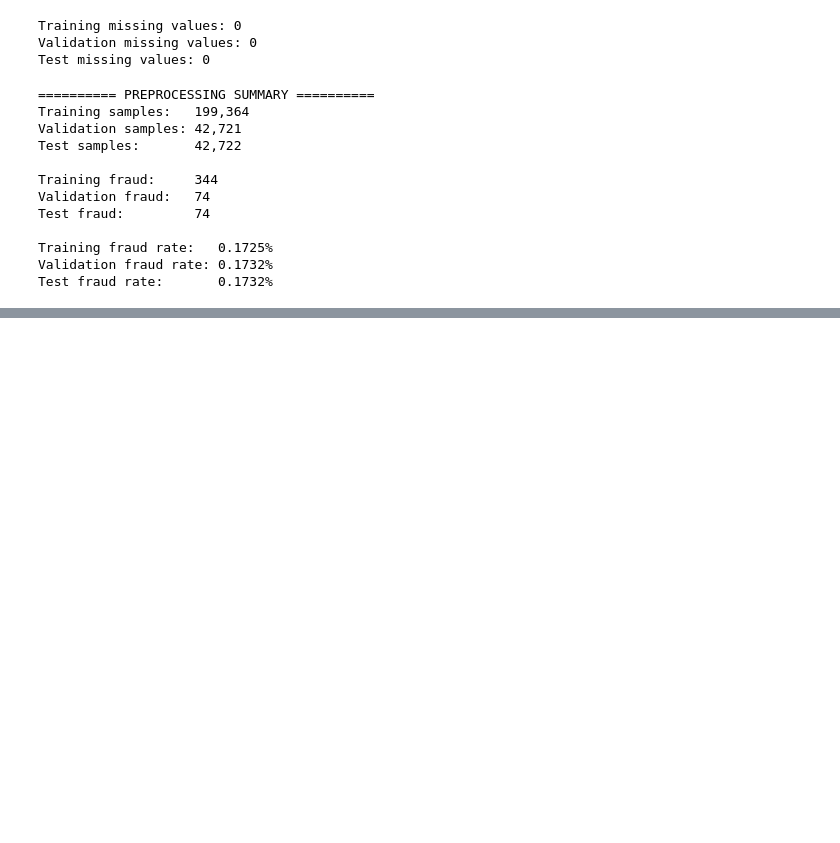
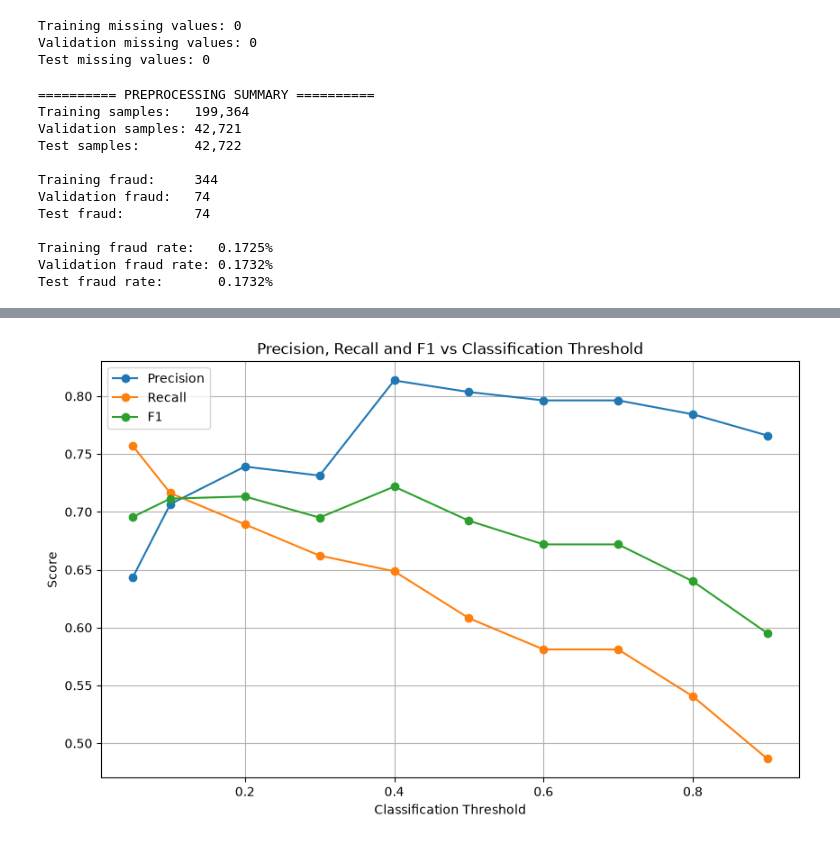
Before and after one commit to KumarDhananjaya/Fraud-Detection-ML-System, a Jupyter notebook: notebooks/02_preprocessing.ipynb, the cells around one changed output, grey strips where cells are left out. Drawn from its saved outputs; the diff is of its cells as text; code cells hidden in the pictures; blank space fills up the shorter version.

```diff
--- a/notebooks/02_preprocessing.ipynb
+++ b/notebooks/02_preprocessing.ipynb
@@ -168,0 +346,20 @@ Test fraud rate:       0.1732%
+# %%
+from sklearn.metrics import precision_score, recall_score, f1_score
+
+thresholds = [0.05, 0.10, 0.20, 0.30, 0.40, 0.50, 0.60, 0.70, 0.80, 0.90]
+
+results = []
+
+for threshold in thresholds:
+    predictions = (y_val_proba >= threshold).astype(int)
+
+    results.append({
+        "threshold": threshold,
+        "precision": precision_score(y_val, predictions, zero_division=0),
+        "recall": recall_score(y_val, predictions, zero_division=0),
+        "f1": f1_score(y_val, predictions, zero_division=0)
+    })
+
+threshold_results = pd.DataFrame(results)
+
+threshold_results
@@ -168,0 +378,34 @@ Test fraud rate:       0.1732%
+# %%
+plt.figure(figsize=(10, 6))
+
+plt.plot(
+    threshold_results["threshold"],
+    threshold_results["precision"],
+    marker="o",
+    label="Precision"
+)
+
+plt.plot(
+    threshold_results["threshold"],
+    threshold_results["recall"],
+    marker="o",
+    label="Recall"
+)
+
+plt.plot(
+    threshold_results["threshold"],
+    threshold_results["f1"],
+    marker="o",
+    label="F1"
+)
+
+plt.xlabel("Classification Threshold")
+plt.ylabel("Score")
+plt.title("Precision, Recall and F1 vs Classification Threshold")
+
+plt.legend()
+plt.grid(True)
+
+plt.show()
+# %% [output]
+[figure, added]
```
Also changed, not shown: parts of 26 cells of this notebook.
